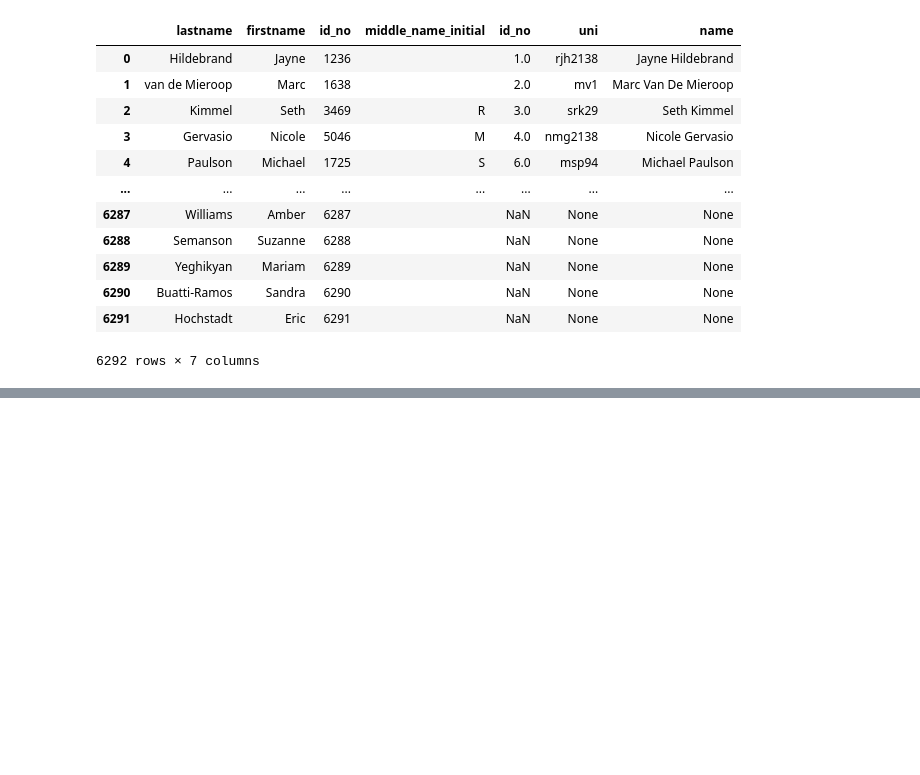
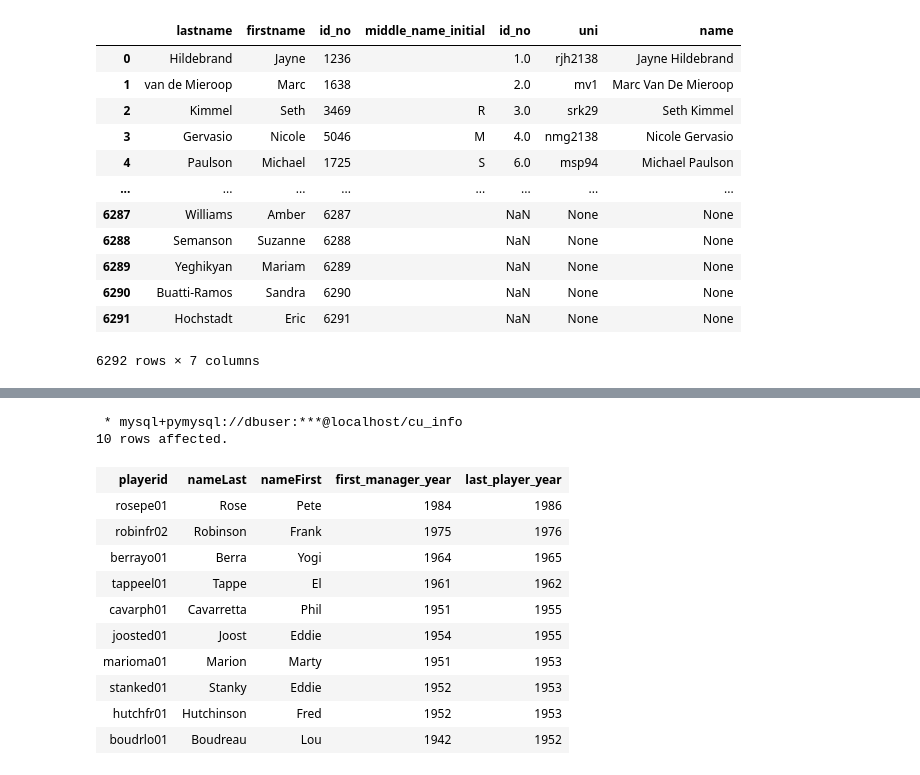
Before and after one commit to donald-f-ferguson/W4111F21, a Jupyter notebook: Lectures/Lecture_4_ER_Relational_III/w4111-f21-lecture-4.ipynb, the cells around one changed output, grey strips where cells are left out. Cells and saved outputs as stored; diff of their text form; code cells hidden in the pictures; blank space fills up the shorter version.

```diff
--- a/Lectures/Lecture_4_ER_Relational_III/w4111-f21-lecture-4.ipynb
+++ b/Lectures/Lecture_4_ER_Relational_III/w4111-f21-lecture-4.ipynb
@@ -272,0 +319,34 @@ names_combined_df.to_sql("instructor_names_combined", con=engine, if_exists="rep
+# %%
+%%sql
+
+select
+	people.playerid, nameLast, nameFirst, first_manager_year, last_player_year
+from
+	people
+natural join
+    (select
+		a.playerid as playerid, a.first_manager_year, b.last_player_year
+	from
+		(select playerid, min(yearid) as first_manager_year from managers group by playerid) as a
+	join
+		(select playerid, max(yearid) as last_player_year from appearances group by playerid) as b
+	on
+		a.playerid = b.playerid
+		and
+		last_player_year > first_manager_year) as c
+order by last_player_year desc
+limit 10;
+# %% [output]
+ * mysql+pymysql://dbuser:***@localhost/cu_info
+10 rows affected.
+| playerid | nameLast | nameFirst | first_manager_year | last_player_year |
+| rosepe01 | Rose | Pete | 1984 | 1986 |
+| robinfr02 | Robinson | Frank | 1975 | 1976 |
+| berrayo01 | Berra | Yogi | 1964 | 1965 |
+| tappeel01 | Tappe | El | 1961 | 1962 |
+| cavarph01 | Cavarretta | Phil | 1951 | 1955 |
+| joosted01 | Joost | Eddie | 1954 | 1955 |
+| marioma01 | Marion | Marty | 1951 | 1953 |
+| stanked01 | Stanky | Eddie | 1952 | 1953 |
+| hutchfr01 | Hutchinson | Fred | 1952 | 1953 |
+| boudrlo01 | Boudreau | Lou | 1942 | 1952 |
```
Also changed, not shown: parts of 9 cells of this notebook, 2 other files.
